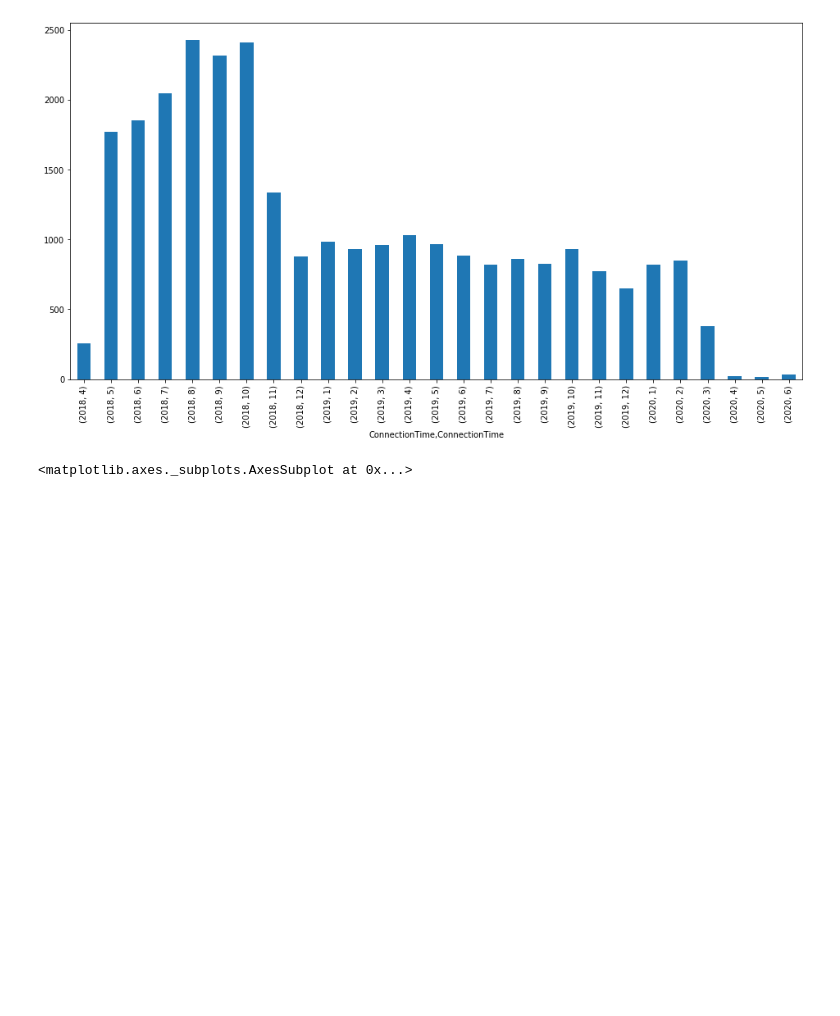
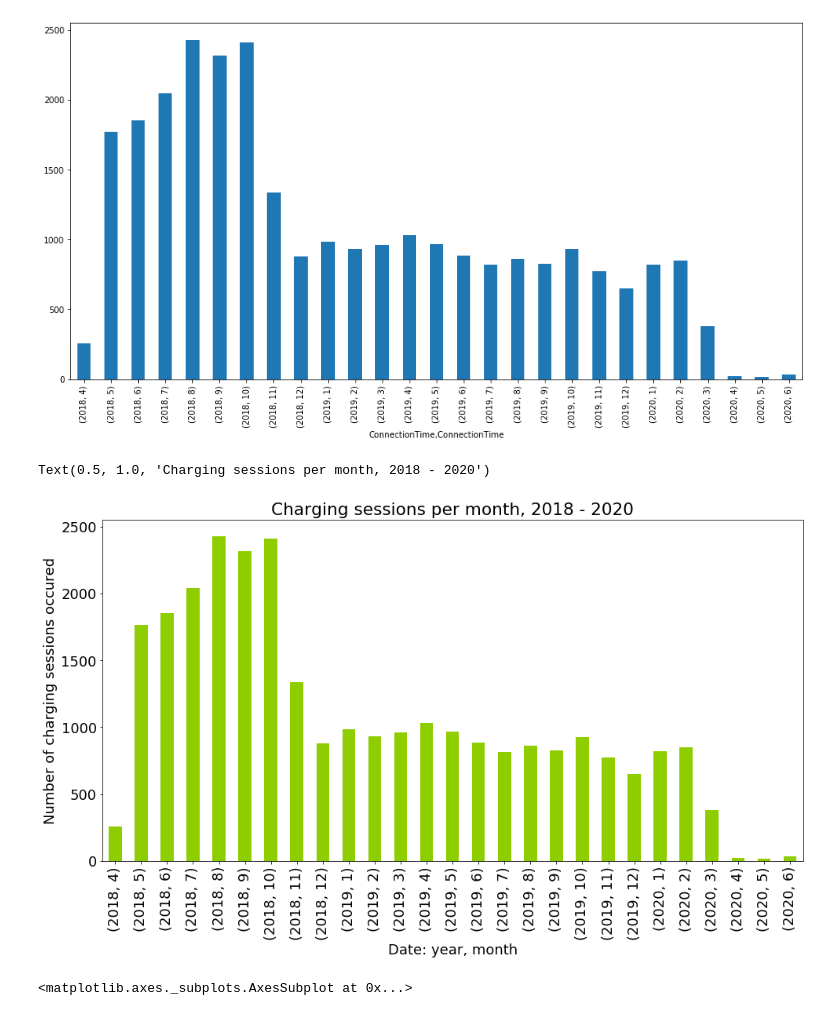
Before and after one commit to JuliaSokolova/electric-vehicle-charging, a Jupyter notebook: exploring_data.ipynb, the cells around one changed output. Saved outputs shown, nothing was run; the diff lists cells and outputs as text; code cells hidden in the pictures; blank space fills up the shorter version.

Commit message:
add images for readme

```diff
--- a/exploring_data.ipynb
+++ b/exploring_data.ipynb
@@ -95,6 +96,19 @@ charging["ConnectionTime"].groupby([charging["ConnectionTime"].dt.year, charging
 # %% [output]
 <matplotlib.axes._subplots.AxesSubplot at 0x...>
 [figure]
+# %%
+plt.rcParams.update({'font.size': 18})
+fig, ax = plt.subplots(figsize = (16, 6))
+ax = (charging["ConnectionTime"]
+      .groupby([charging["ConnectionTime"].dt.year,
+                charging["ConnectionTime"].dt.month])
+      .count().plot(kind="bar", figsize = (16, 8), color = "#8ecd00"))
+ax.set_xlabel('Date: year, month')
+ax.set_ylabel('Number of charging sessions occured')
+ax.set_title('Charging sessions per month, 2018 - 2020')
+# %% [output]
+Text(0.5, 1.0, 'Charging sessions per month, 2018 - 2020')
+[figure, added]
 # %%
 charging["ConnectionTime"].groupby([charging["ConnectionTime"].dt.day]).count().plot(kind="bar", figsize = (16, 8))
 # %% [output]
```
Also changed, not shown: parts of 3 cells of this notebook, 2 other files.
